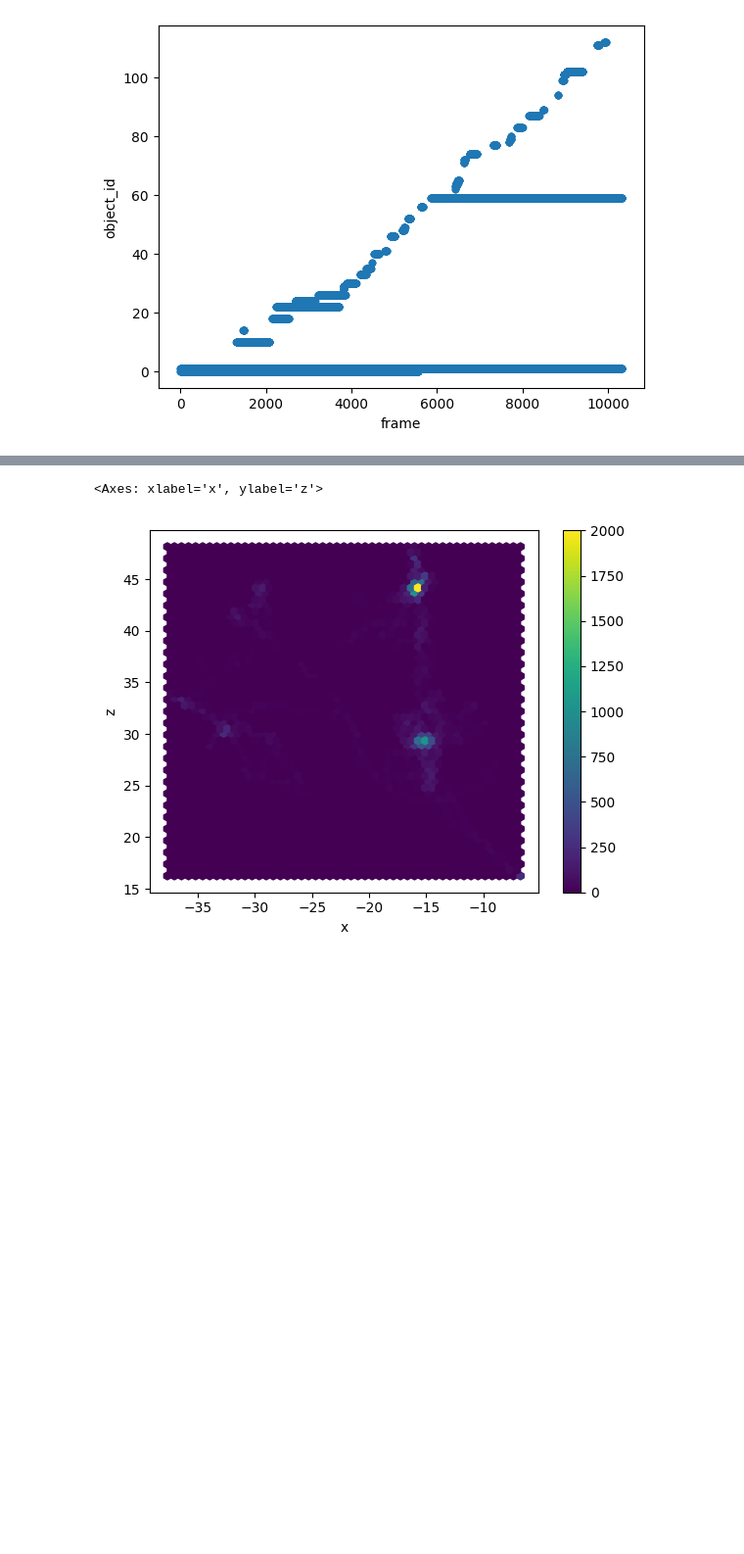
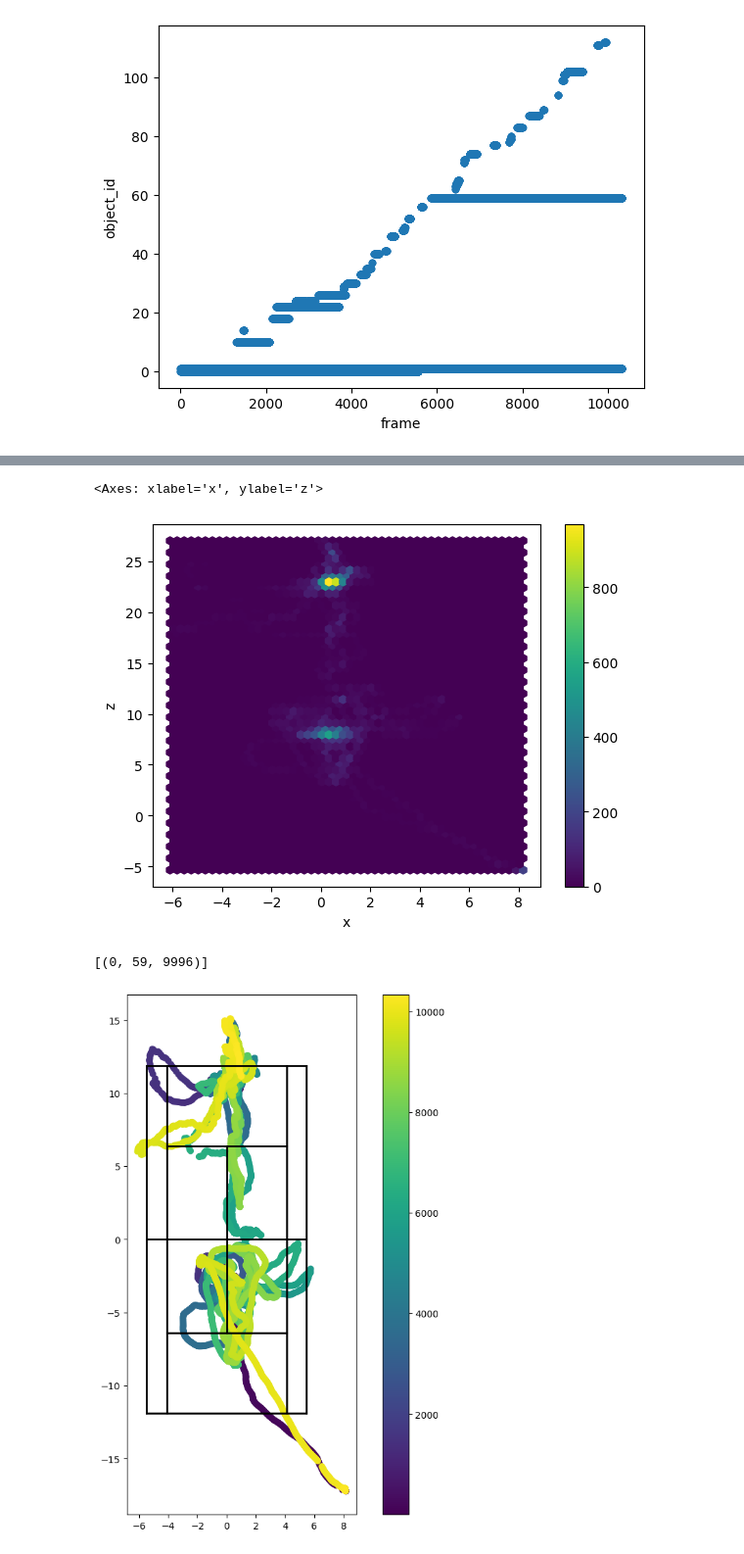
Before and after one commit to fhnw-ds/fhnw-cda2-tennis-analysis, a Jupyter notebook: field_analysis.ipynb, the cells around one changed output, grey strips where cells are left out. Shown: that part at 98% size. Cells and saved outputs as stored; diff of their text form; code cells hidden in the pictures; blank space fills up the shorter version.

Commit message:
Anpassung des Koordinatensystems 0,0,0 neu in Feldmitte Funktion für Tennisfeldgrafik erstellt

```diff
--- a/field_analysis.ipynb
+++ b/field_analysis.ipynb
@@ -187,9 +193,47 @@ plt.show()
 # %%
-df_transformed_objects.plot.hexbin(x='x', y='z', cmap='viridis', gridsize=50)
+df_filtered.plot.hexbin(x='x', y='z', cmap='viridis', gridsize=50)
 # %% [output]
 <Axes: xlabel='x', ylabel='z'>
-[figure, old version]
+[figure, new version]
 # %%
 zed.disable_object_detection()
 zed.disable_positional_tracking()
 zed.close()
+# %%
+def drawTennisField():
+    plt.plot([4.11, 4.11], [-11.89, 11.89], 'k', lw=2) # Single sideline rechts
+    plt.plot([5.48, 5.48], [-11.89, 11.89], 'k', lw=2) # Double sideline rechts
+    plt.plot([-4.11, -4.11], [-11.89, 11.89], 'k', lw=2) # Single sideline links
+    plt.plot([-5.48, -5.48], [-11.89, 11.89], 'k', lw=2) # Double sideline links
+    plt.plot([0, 0], [-6.41, 6.39], 'k', lw=2) # Center Service Line
+    plt.plot([-5.48, 5.48], [0, 0], 'k', lw=2) # Net
+    plt.plot([-5.48, 5.48], [11.89, 11.89], 'k', lw=2) # Baseline oben
+    plt.plot([-5.48, 5.48], [-11.89, -11.89], 'k', lw=2) # Baseline unten
+    plt.plot([-4.11, 4.11], [-6.40, -6.40], 'k', lw=2) # Service Line unten
+    plt.plot([-4.11, 4.11], [6.40, 6.40], 'k', lw=2) # Service Line oben
+# %%
+from helperClasses.BaseTransformation import BaseTransformation
+from helperClasses.DataPipeline import DataPipeline
+data = pd.read_csv('df_detected_objects.csv')
+
+
+calibration_points = np.array([
+    [0.404, -1.434, -13.462], # service line center
+    [3.263, -1.300, -11.118], # service x singles sideline
+    [0.446, -1.444, -7.882] # baseline x singles sideline
+])
+bt = BaseTransformation(calibration_points)
+data = bt.transform_Data(data, [-1.5, 0, -18.28])
+
+dp = DataPipeline()
+data = dp.mergePersons(data, 0.7, 0.1)
+
+fig, ax = plt.subplots(figsize=(10, 10))
+plt.scatter(x=data['x'], y=data['z'], c=data['frame'], cmap='viridis')
+drawTennisField()
+plt.colorbar()
+ax.set_aspect('equal')
+plt.show()
+# %% [output]
+[(0, 59, 9996)]
+[figure, added]
```
Also changed, not shown: parts of 6 cells of this notebook.
